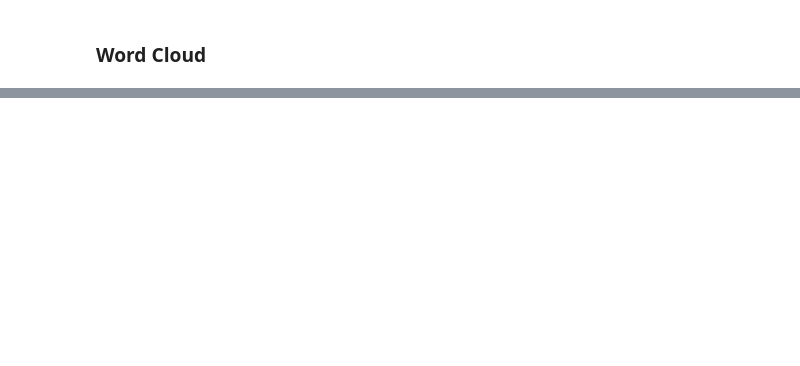
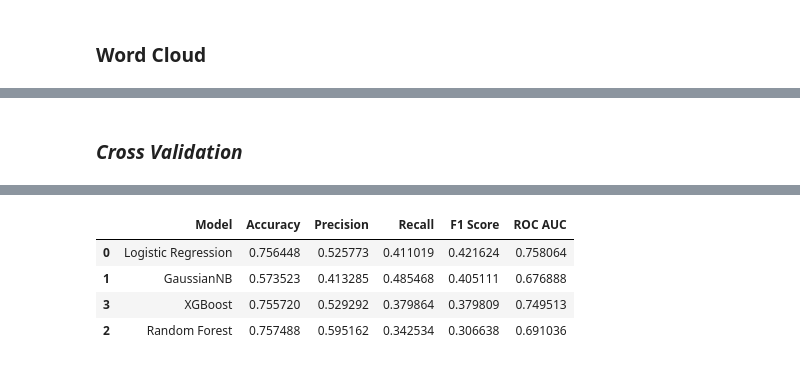
Before and after one commit to irushawn/Hate-Speech-and-Offensive-Content-Detection, a Jupyter notebook: index.ipynb, the cells around one changed output, grey strips where cells are left out. Drawn from its saved outputs; the diff is of its cells as text; code cells hidden in the pictures; blank space fills up the shorter version.

Commit message:
cross validated models

```diff
--- a/index.ipynb
+++ b/index.ipynb
@@ -425,0 +432,6 @@ AttributeError: 'TransposedFont' object has no attribute 'getbbox'
+# %%
+#train test split
+X_train,X_test,y_train,y_test=train_test_split(X,y,stratify=y,test_size=0.2,random_state=42)
+# %%
+X_train = X_train.apply(lambda x: " ".join(x) if isinstance(x, list) else x)
+X_test = X_test.apply(lambda x: " ".join(x) if isinstance(x, list) else x)
@@ -425,0 +457,14 @@ AttributeError: 'TransposedFont' object has no attribute 'getbbox'
+# %%
+# defining the word embeddings
+X_train_bert=np.load("X_train_bert.npy")
+X_test_bert=np.load("X_test_bert.npy")
+# %%
+# trying out the baseline model with git embeddings
+from sklearn.linear_model import LogisticRegression
+
+clf =LogisticRegression()
+clf.fit(X_train_bert, y_train)
+
+# Predict and evaluate
+y_pred = clf.predict(X_test_bert)
+print(classification_report(y_test, y_pred))
@@ -425,0 +481,55 @@ AttributeError: 'TransposedFont' object has no attribute 'getbbox'
+# %% [markdown]
+### *Cross Validation*
+# %%
+# cross validating candidate models with the word embeddings
+from sklearn.linear_model import LogisticRegression
+from sklearn.naive_bayes import GaussianNB
+from sklearn.ensemble import RandomForestClassifier
+from xgboost import XGBClassifier
+from sklearn.metrics import classification_report, roc_auc_score
+import pandas as pd
+
+# Define models
+models = {
+    'Logistic Regression': LogisticRegression(max_iter=1000),
+    'GaussianNB': GaussianNB(),
+    'Random Forest': RandomForestClassifier(),
+    'XGBoost': XGBClassifier(use_label_encoder=False, eval_metric='mlogloss')
+}
+
+# Store results
+results = []
+
+for name, model in models.items():
+    print(f"Training {name}...")
+
+    # GaussianNB requires dense input
+    if name == 'GaussianNB':
+        model.fit(X_train_bert, y_train)
+        y_pred = model.predict(X_test_bert)
+        y_prob = model.predict_proba(X_test_bert)
+    else:
+        model.fit(X_train_bert, y_train)
+        y_pred = model.predict(X_test_bert)
+        y_prob = model.predict_proba(X_test_bert)
+
+    # Metrics
+    report = classification_report(y_test, y_pred, output_dict=True, zero_division=0)
+
+    try:
+        auc = roc_auc_score(y_test, y_prob, multi_class='ovr')
+    except:
+        auc = None  # In case probability output is missing
+
+    results.append({
+        'Model': name,
+        'Accuracy': report['accuracy'],
+        'Precision': report['macro avg']['precision'],
+        'Recall': report['macro avg']['recall'],
+        'F1 Score': report['macro avg']['f1-score'],
+        'ROC AUC': auc
+    })
+
+# Display results
+pd.DataFrame(results).sort_values(by='F1 Score', ascending=False)
+# %% [output]
@@ -425,0 +540,5 @@ AttributeError: 'TransposedFont' object has no attribute 'getbbox'
+|  | Model | Accuracy | Precision | Recall | F1 Score | ROC AUC |
+| 0 | Logistic Regression | 0.756448 | 0.525773 | 0.411019 | 0.421624 | 0.758064 |
+| 1 | GaussianNB | 0.573523 | 0.413285 | 0.485468 | 0.405111 | 0.676888 |
+| 3 | XGBoost | 0.755720 | 0.529292 | 0.379864 | 0.379809 | 0.749513 |
+| 2 | Random Forest | 0.757488 | 0.595162 | 0.342534 | 0.306638 | 0.691036 |
```
Also changed, not shown: parts of 15 cells of this notebook, 1 other file.
